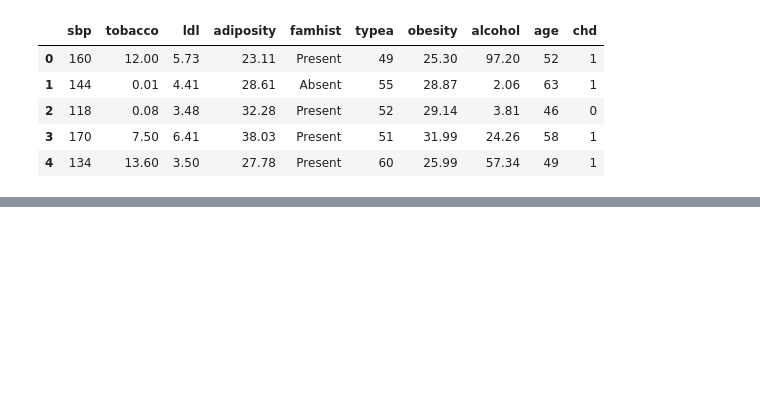
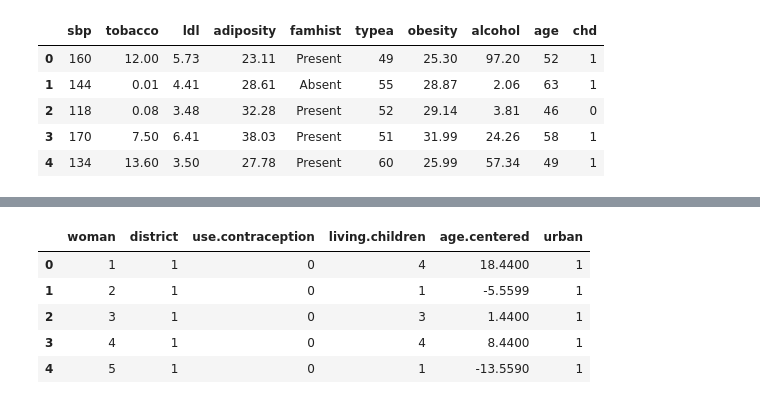
Before and after one commit to congxinxu0116/UVA, a Jupyter notebook: DS 6014/Homework 3 Sampling.ipynb, the cells around one changed output, grey strips where cells are left out. Drawn from its saved outputs; the diff is of its cells as text; code cells hidden in the pictures; blank space fills up the shorter version.

```diff
--- a/DS 6014/Homework 3 Sampling.ipynb
+++ b/DS 6014/Homework 3 Sampling.ipynb
@@ -206,0 +260,10 @@ ValueError: Specify only one of 'dims' or 'shape'
+# %%
+data = pd.read_csv('bangladesh.csv')
+data.head()
+# %% [output]
+|  | woman | district | use.contraception | living.children | age.centered | urban |
+| 0 | 1 | 1 | 0 | 4 | 18.4400 | 1 |
+| 1 | 2 | 1 | 0 | 1 | -5.5599 | 1 |
+| 2 | 3 | 1 | 0 | 3 | 1.4400 | 1 |
+| 3 | 4 | 1 | 0 | 4 | 8.4400 | 1 |
+| 4 | 5 | 1 | 0 | 1 | -13.5590 | 1 |
```
Also changed, not shown: parts of 11 cells of this notebook, 1 other file.
